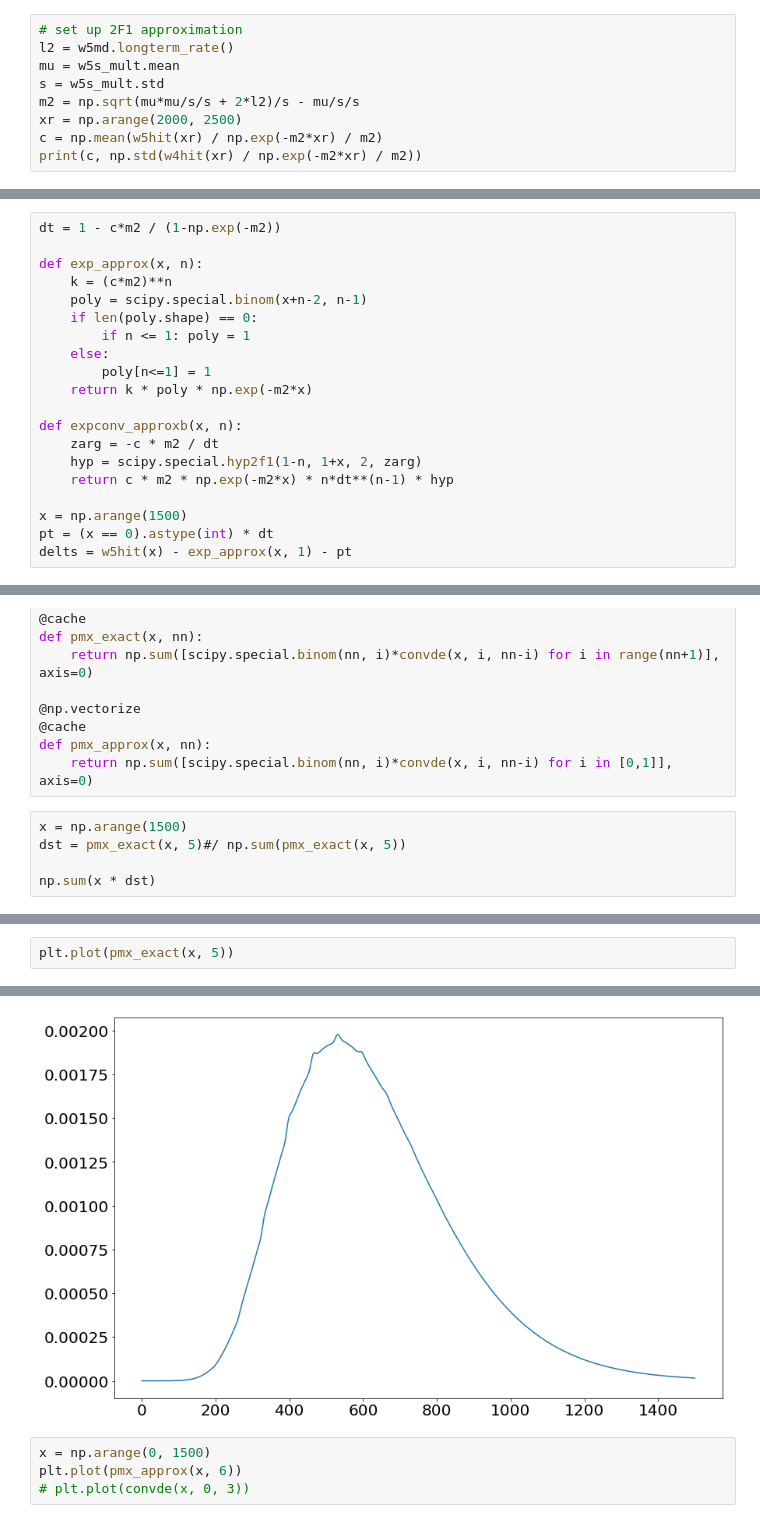
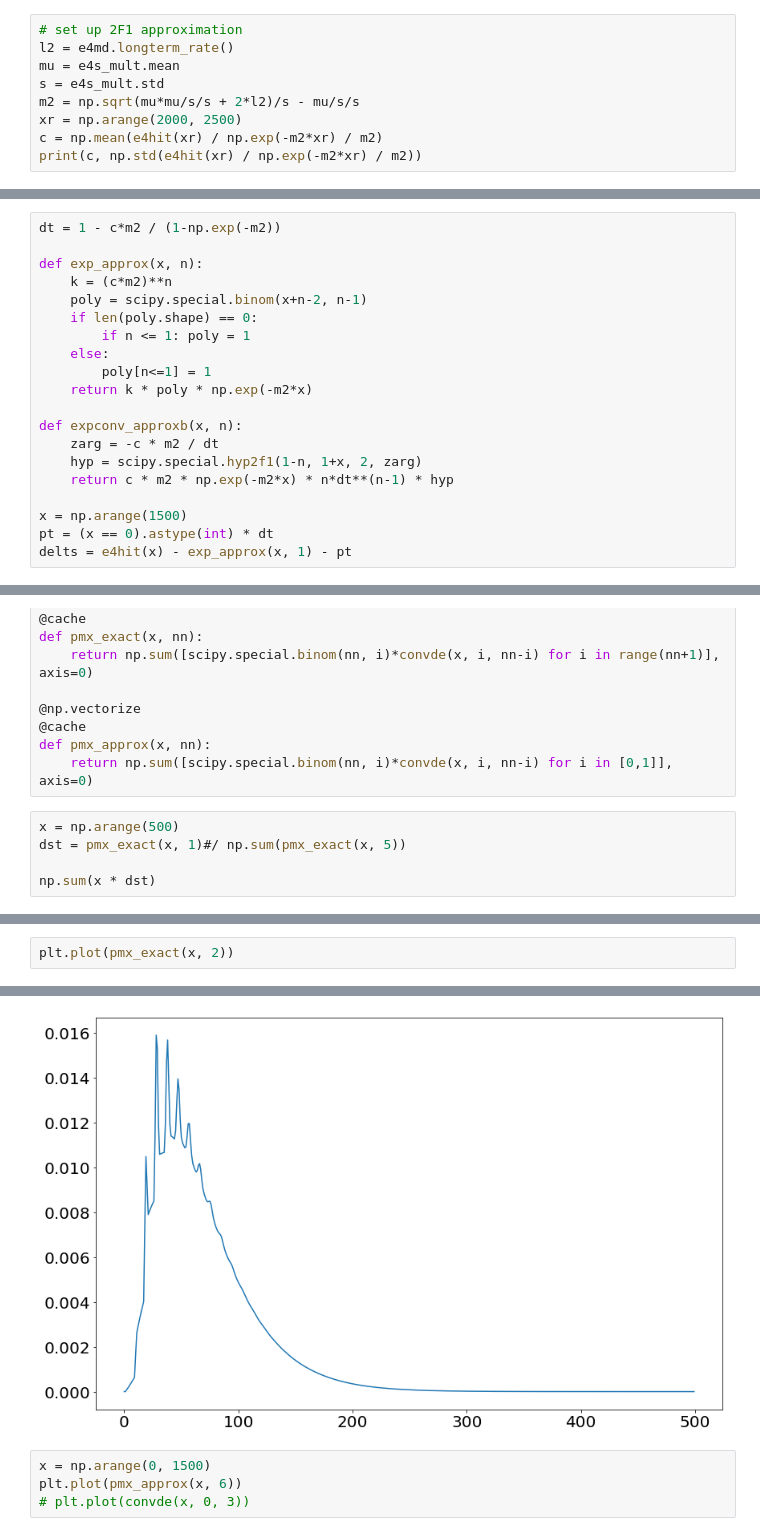
Before and after one commit to tooflesswulf/GenshinWishStats, a Jupyter notebook: wish_plots.ipynb, the cells around one changed output, grey strips where cells are left out. Cells and saved outputs as stored; diff of their text form.

```diff
--- a/wish_plots.ipynb
+++ b/wish_plots.ipynb
@@ -95,10 +146,10 @@ plt.plot(np.cumsum(w5hit_multi(np.arange(1000), 1)))
 # %%
 # set up 2F1 approximation
-l2 = w5md.longterm_rate()
-mu = w5s_mult.mean
-s = w5s_mult.std
+l2 = e4md.longterm_rate()
+mu = e4s_mult.mean
+s = e4s_mult.std
 m2 = np.sqrt(mu*mu/s/s + 2*l2)/s - mu/s/s
 xr = np.arange(2000, 2500)
-c = np.mean(w5hit(xr) / np.exp(-m2*xr) / m2)
-print(c, np.std(w4hit(xr) / np.exp(-m2*xr) / m2))
+c = np.mean(e4hit(xr) / np.exp(-m2*xr) / m2)
+print(c, np.std(e4hit(xr) / np.exp(-m2*xr) / m2))
 # %% [output]
@@ -122,4 +173,4 @@ def expconv_approxb(x, n):
 
 x = np.arange(1500)
 pt = (x == 0).astype(int) * dt
-delts = w5hit(x) - exp_approx(x, 1) - pt
+delts = e4hit(x) - exp_approx(x, 1) - pt
@@ -169,8 +215,8 @@ def pmx_exact(x, nn):
 def pmx_approx(x, nn):
     return np.sum([scipy.special.binom(nn, i)*convde(x, i, nn-i) for i in [0,1]], axis=0)
 # %%
-x = np.arange(1500)
-dst = pmx_exact(x, 5)#/ np.sum(pmx_exact(x, 5))
+x = np.arange(500)
+dst = pmx_exact(x, 1)#/ np.sum(pmx_exact(x, 5))
 
 np.sum(x * dst)
 # %% [output]
@@ -190,8 +224,8 @@ w5hit_multi.mean * 5
 # %%
-plt.plot(pmx_exact(x, 5))
+plt.plot(pmx_exact(x, 2))
 # %% [output]
 [<matplotlib.lines.Line2D at 0x...>]
-[figure, old version]
+[figure, new version]
 # %%
 x = np.arange(0, 1500)
 plt.plot(pmx_approx(x, 6))
```
Also changed, not shown: parts of 27 cells of this notebook, 2 other files.
